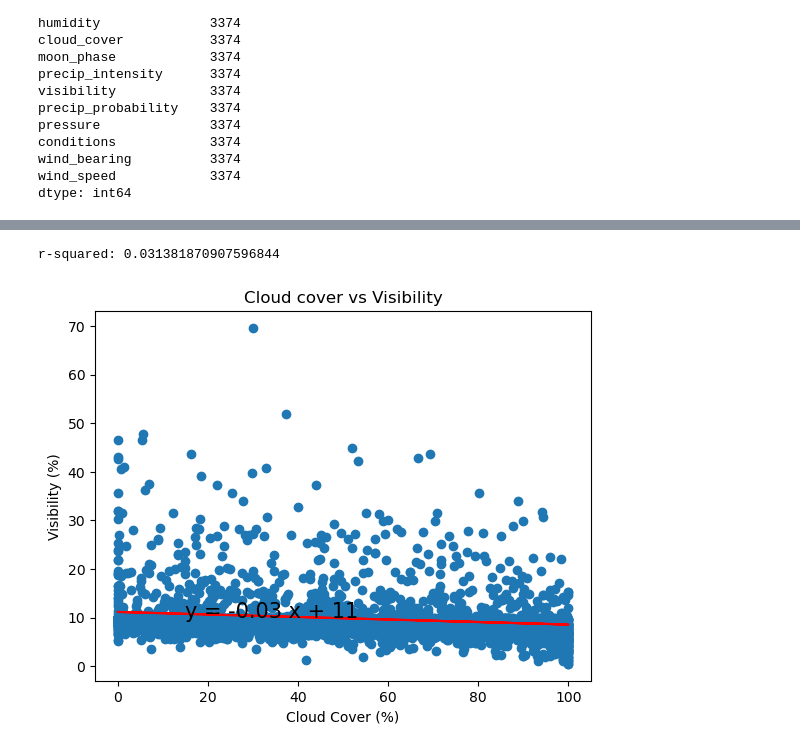
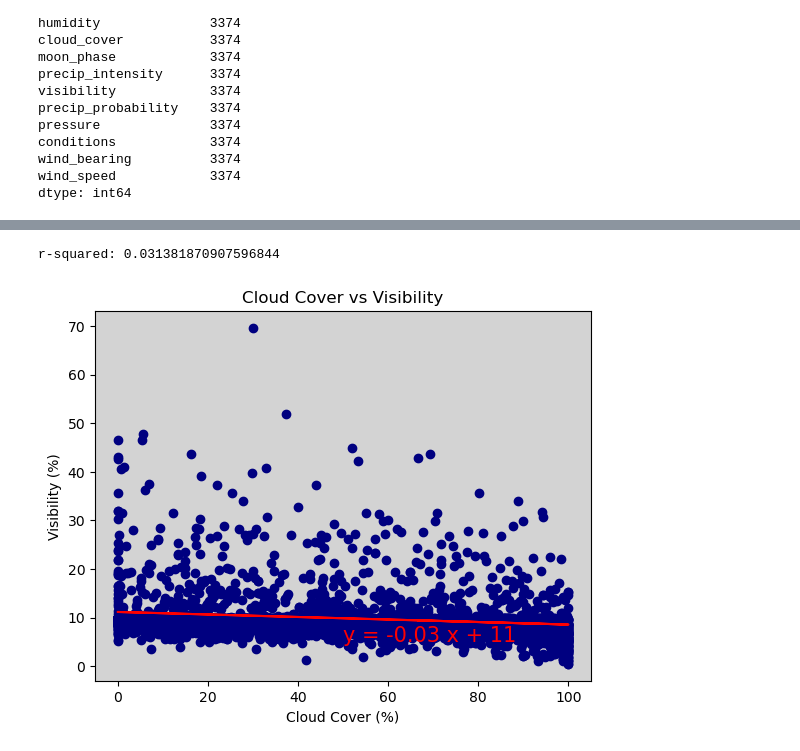
Before and after one commit to JWooll/Bootcamp-Project-1, a Jupyter notebook: bigfootWeather.ipynb, the cells around one changed output, grey strips where cells are left out. Cells and saved outputs as stored; diff of their text form; code cells hidden in the pictures.

```diff
--- a/bigfootWeather.ipynb
+++ b/bigfootWeather.ipynb
@@ -55,16 +61,18 @@ weatherBar1 = conditions['conditions'].value_counts().plot(kind = 'bar', title=
 # %%
 # Linear Regression of cloudiness vs visibility index
-(slope,intercept,rvalue,pvalue,stderr) = linregress(weatherData['cloud_cover'],weatherData['visibility'])
+(slope,intercept,rvalue,pvalue,stderr) = stats.linregress(weatherData['cloud_cover'],weatherData['visibility'])
 regressValues = weatherData['cloud_cover']*slope+intercept
 lineEq = 'y = ' + str(round(slope,2)) + ' x + ' + str(round(intercept))
-plt.scatter(weatherData['cloud_cover'],weatherData['visibility'])
-plt.title('Cloud cover vs Visibility')
+plt.scatter(weatherData['cloud_cover'],weatherData['visibility'],color = 'navy')
+plt.title('Cloud Cover vs Visibility')
 plt.xlabel('Cloud Cover (%)')
 plt.ylabel('Visibility (%)')
 plt.plot(weatherData['cloud_cover'],regressValues,"r-")
-plt.annotate(lineEq,(15,10),fontsize = 15, color = 'black')
+plt.annotate(lineEq,(50,5),fontsize = 15, color = 'red')
 print(f'r-squared: {rvalue**2}')
+ax = plt.gca()
+ax.set_facecolor('lightgrey')
 plt.show()
 # %% [output]
 r-squared: 0.031381870907596844
-[figure, old version]
+[figure, new version]
```
Also changed, not shown: parts of 6 cells of this notebook.
